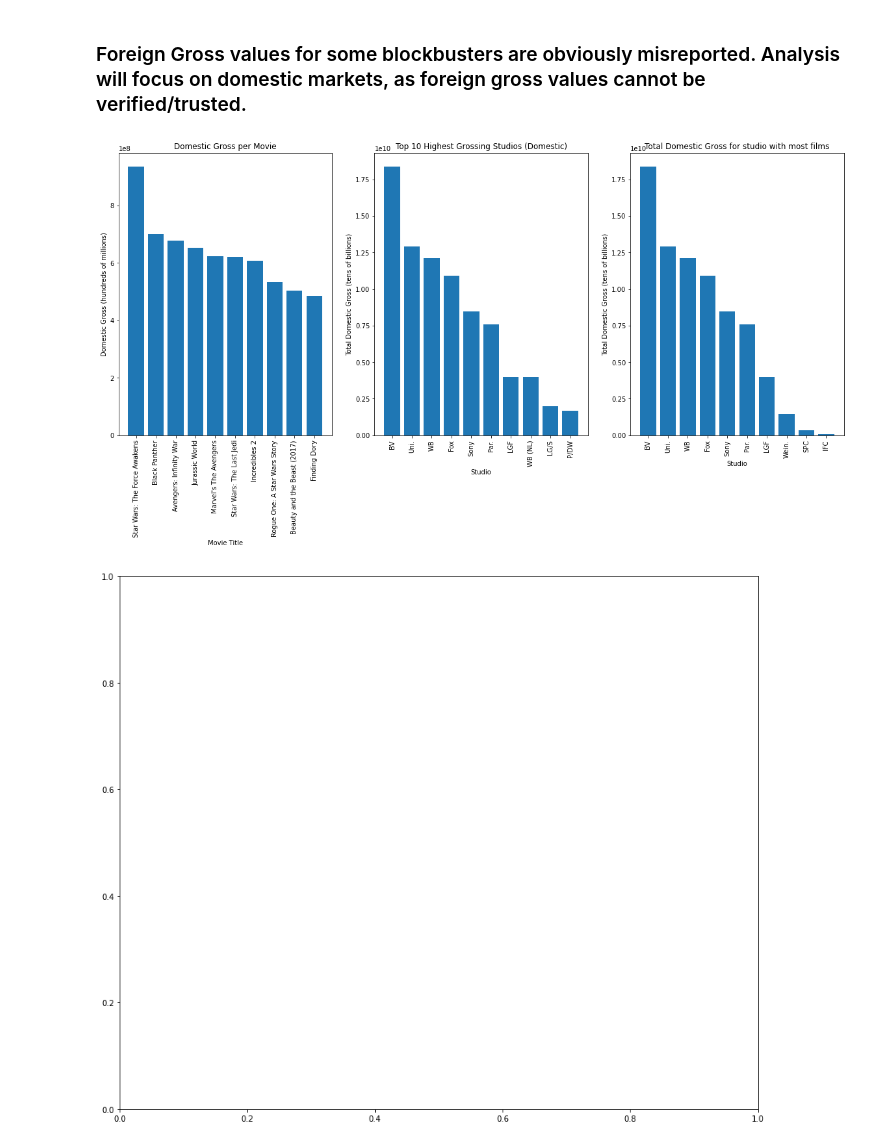
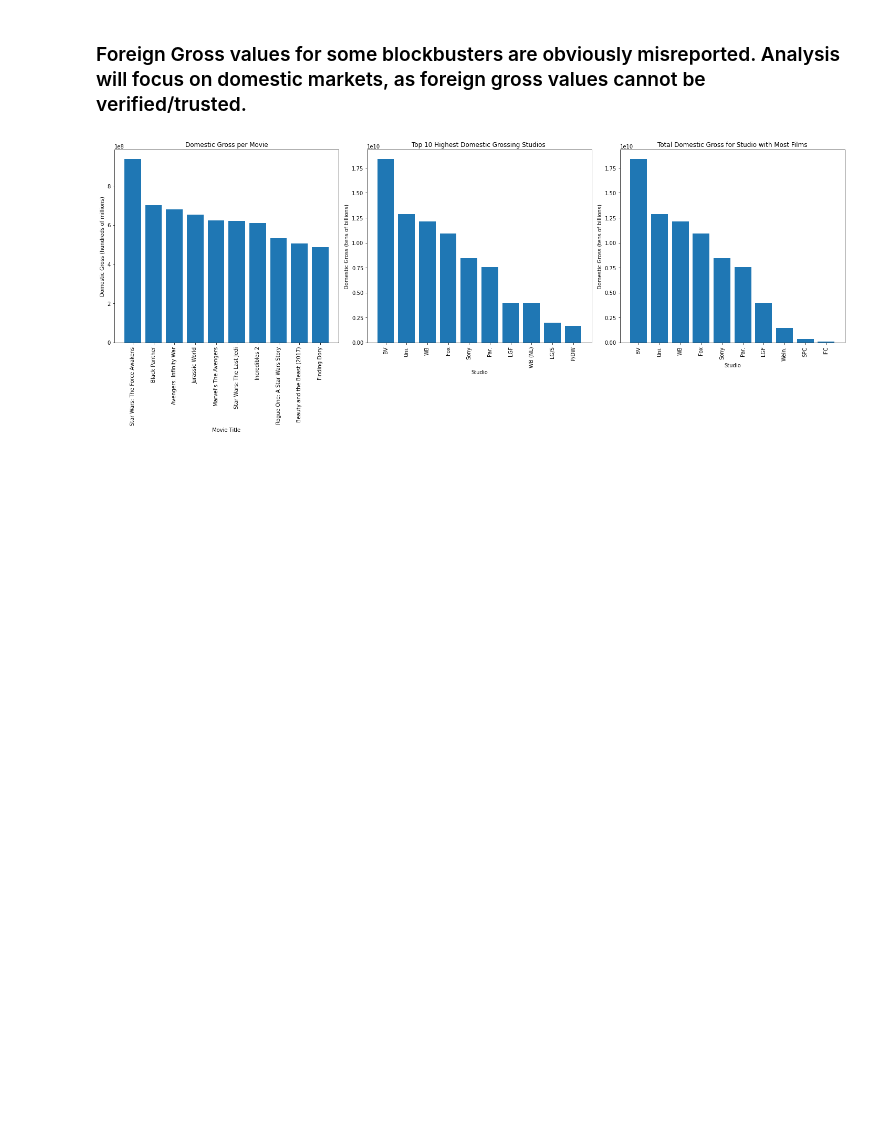
Before and after one commit to alpacanonymous/project1, a Jupyter notebook: final_notebook.ipynb, the cells around one changed output. Cells and saved outputs as stored; diff of their text form; code cells hidden in the pictures; blank space fills up the shorter version.

```diff
--- a/final_notebook.ipynb
+++ b/final_notebook.ipynb
@@ -840,34 +840,31 @@ ax1.set_xlabel("Movie Title")
 ax1.set_ylabel("Domestic Gross (hundreds of millions)")
 ax1.set_title("Domestic Gross per Movie")
 
 
 #Domestic gross per studio
 dfm3 = df_gross.groupby(['studio']).domestic_gross.sum().reset_index().sort_values(by='domestic_gross', ascending=False)
 
 
 x2 = dfm3.studio[:10]
 y2 = dfm3.domestic_gross[:10]
 ax2.bar(x2, y2)
 ax2.tick_params(axis='x', rotation=90)
 ax2.set_xlabel('Studio')
 ax2.set_ylabel('Domestic Gross (tens of billions)')
 ax2.set_title('Top 10 Highest Domestic Grossing Studios ')
 
 #domestic gross for studios with most films
 x = ['Uni.', 'Fox', 'WB', 'Sony', 'BV', 'Par.', 'LGF', 'Wein.', 'IFC', 'SPC']
 
 
-fig, ax = plt.subplots(figsize=(12,10))
-
 x3 = d['studio']
 y3 = d['domestic_gross']
 ax3.bar(x3, y3)
 ax3.tick_params(axis='x', rotation=90)
 ax3.set_xlabel("Studio")
 ax3.set_ylabel("Domestic Gross (tens of billions)")
 ax3.set_title('Total Domestic Gross for Studio with Most Films')
 
 fig.tight_layout()
 # %% [output]
-[figure, old version]
+[figure, new version]
-[figure, removed]
```
Also changed, not shown: parts of 3 cells of this notebook.
